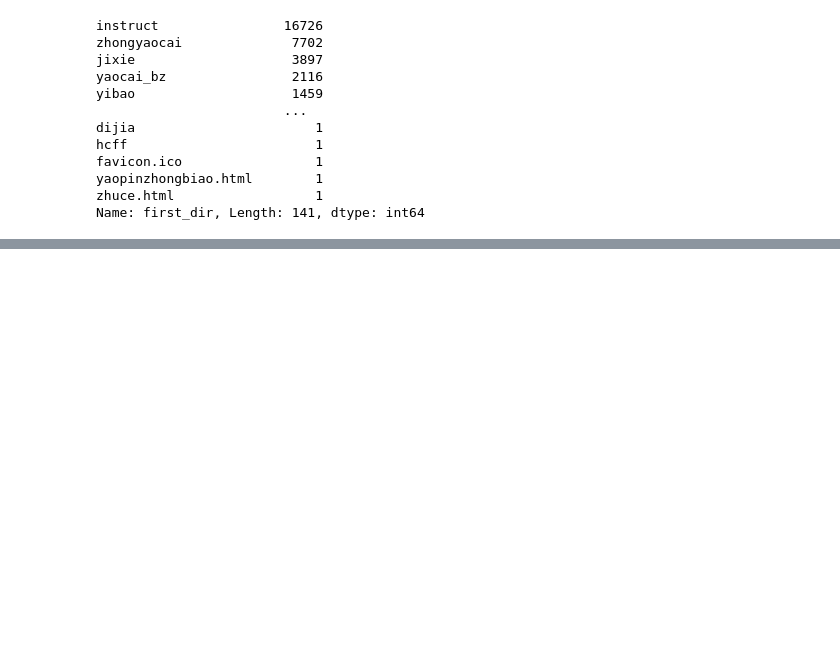
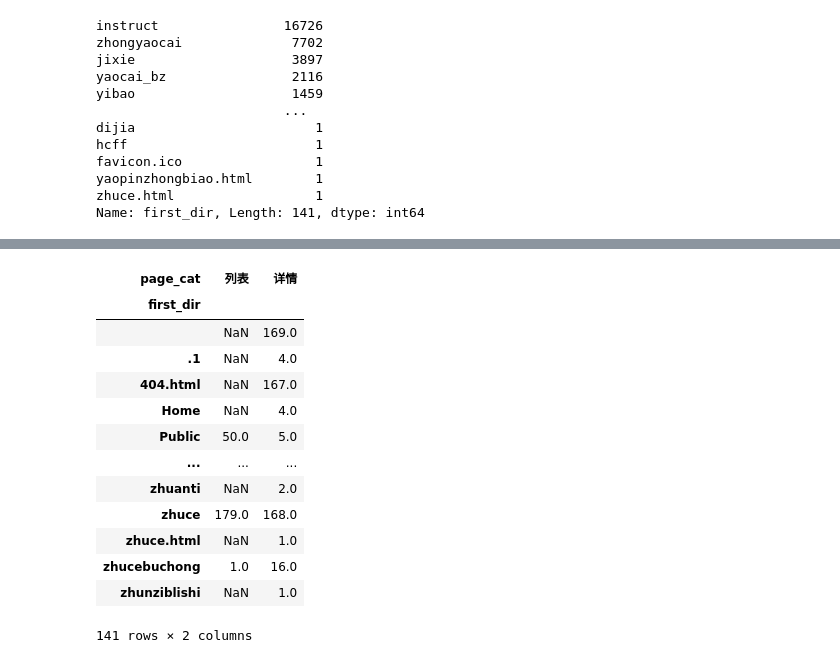
Before and after one commit to Liumeng404/log, a Jupyter notebook: log_file.ipynb, the cells around one changed output, grey strips where cells are left out. Cells and saved outputs as stored; diff of their text form; code cells hidden in the pictures; blank space fills up the shorter version.

```diff
--- a/log_file.ipynb
+++ b/log_file.ipynb
@@ -163,0 +263,17 @@ Name: first_dir, Length: 141, dtype: int64
+# %%
+pts
+# %% [output]
+| page_cat | 列表 | 详情 |
+| first_dir |  |  |
+|  | NaN | 169.0 |
+| .1 | NaN | 4.0 |
+| 404.html | NaN | 167.0 |
+| Home | NaN | 4.0 |
+| Public | 50.0 | 5.0 |
+| ... | ... | ... |
+| zhuanti | NaN | 2.0 |
+| zhuce | 179.0 | 168.0 |
+| zhuce.html | NaN | 1.0 |
+| zhucebuchong | 1.0 | 16.0 |
+| zhunziblishi | NaN | 1.0 |
+141 rows × 2 columns
```
Also changed, not shown: parts of 14 cells of this notebook.
